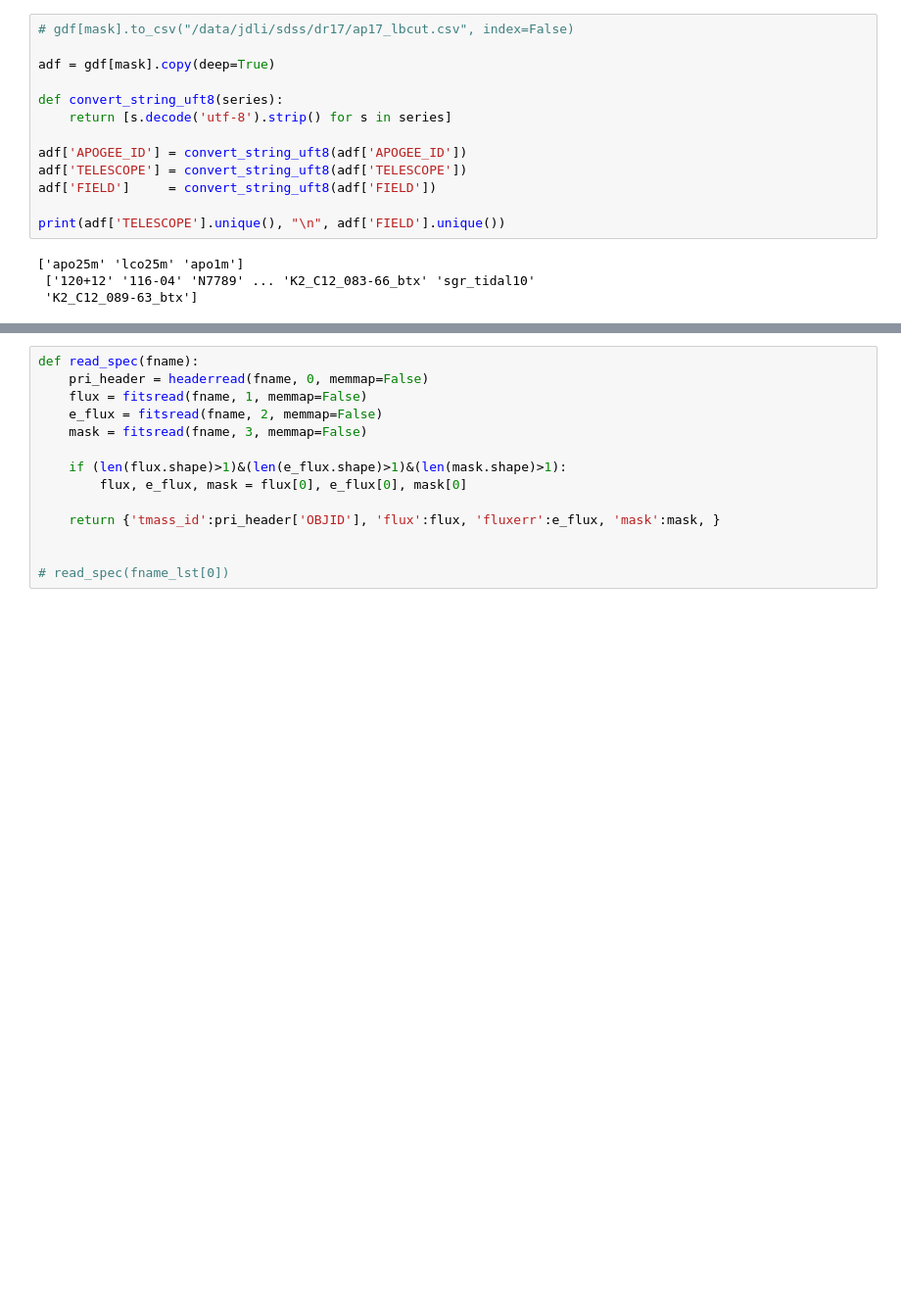
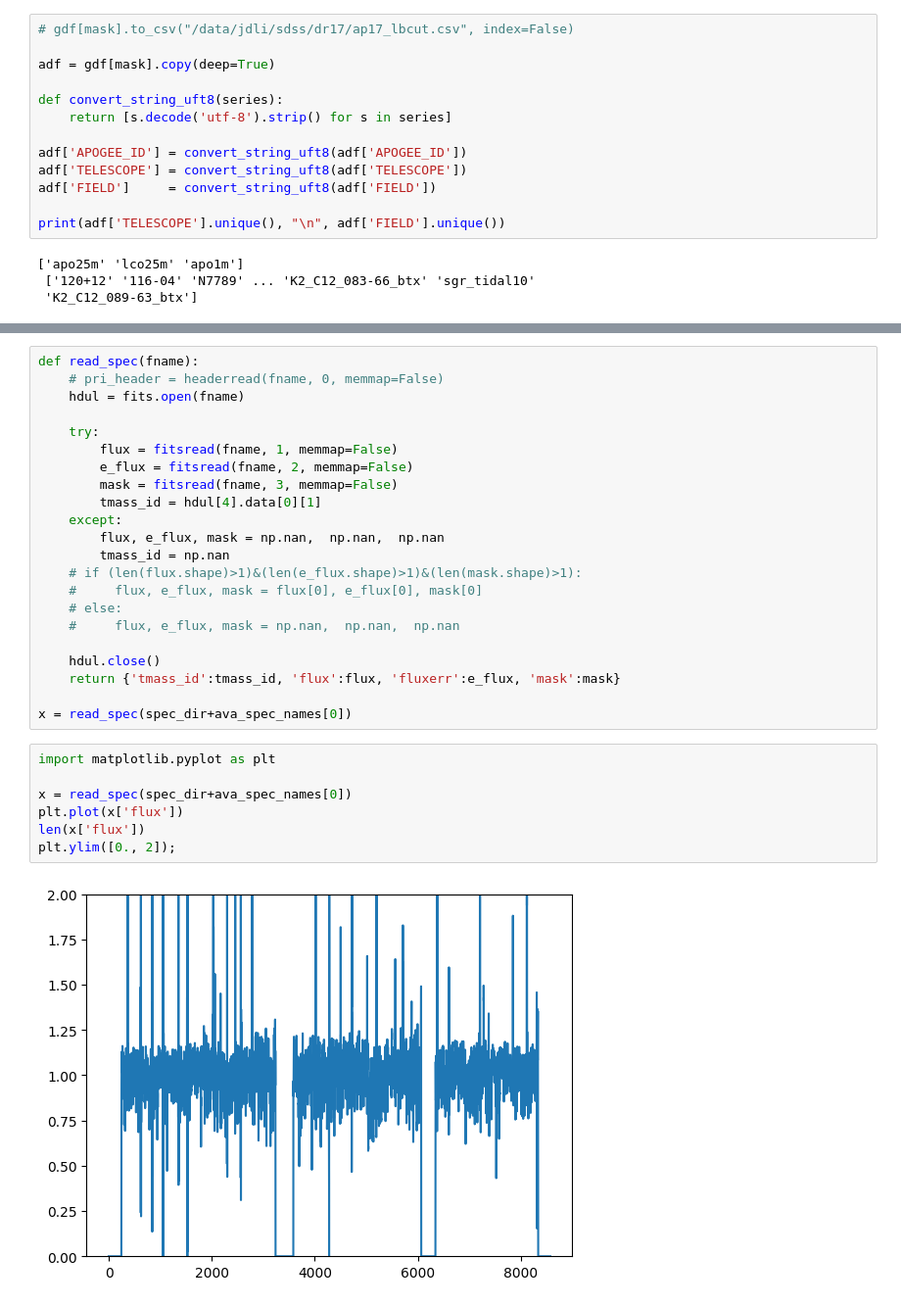
Before and after one commit to jiadonglee/aspgap, a Jupyter notebook: notebook/download_apogee.ipynb, the cells around one changed output, grey strips where cells are left out. Shown at 98% size. Drawn from its saved outputs; the diff is of its cells as text; blank space fills up the shorter version.

```diff
--- a/notebook/download_apogee.ipynb
+++ b/notebook/download_apogee.ipynb
@@ -132,14 +133,31 @@ print(len(res_spec_names))
 # %%
 def read_spec(fname):
-    pri_header = headerread(fname, 0, memmap=False)
-    flux = fitsread(fname, 1, memmap=False)
-    e_flux = fitsread(fname, 2, memmap=False)
-    mask = fitsread(fname, 3, memmap=False)
+    # pri_header = headerread(fname, 0, memmap=False)
+    hdul = fits.open(fname)
 
-    if (len(flux.shape)>1)&(len(e_flux.shape)>1)&(len(mask.shape)>1):
-        flux, e_flux, mask = flux[0], e_flux[0], mask[0]
+    try:
+        flux = fitsread(fname, 1, memmap=False)
+        e_flux = fitsread(fname, 2, memmap=False)
+        mask = fitsread(fname, 3, memmap=False)
+        tmass_id = hdul[4].data[0][1]
+    except:
+        flux, e_flux, mask = np.nan,  np.nan,  np.nan
+        tmass_id = np.nan
+    # if (len(flux.shape)>1)&(len(e_flux.shape)>1)&(len(mask.shape)>1):
+    #     flux, e_flux, mask = flux[0], e_flux[0], mask[0]
+    # else:
+    #     flux, e_flux, mask = np.nan,  np.nan,  np.nan
 
-    return {'tmass_id':pri_header['OBJID'], 'flux':flux, 'fluxerr':e_flux, 'mask':mask, }
+    hdul.close()
+    return {'tmass_id':tmass_id, 'flux':flux, 'fluxerr':e_flux, 'mask':mask}
 
-
-# read_spec(fname_lst[0])
+x = read_spec(spec_dir+ava_spec_names[0])
+# %%
+import matplotlib.pyplot as plt
+
+x = read_spec(spec_dir+ava_spec_names[0])
+plt.plot(x['flux'])
+len(x['flux'])
+plt.ylim([0., 2]);
+# %% [output]
+[figure, added]
```
Also changed, not shown: parts of 8 cells of this notebook, 2 other files.
